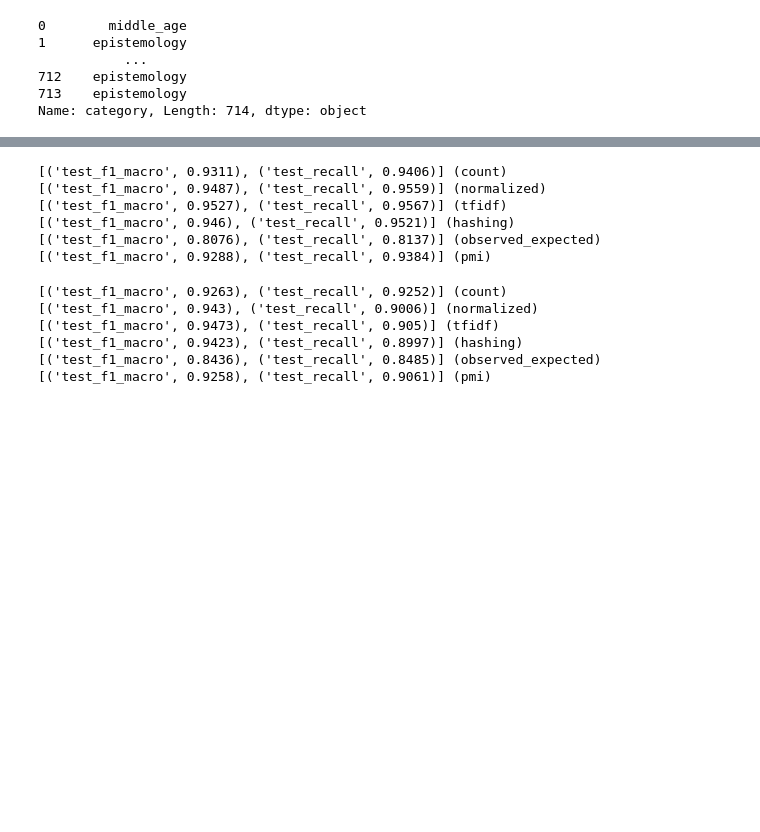
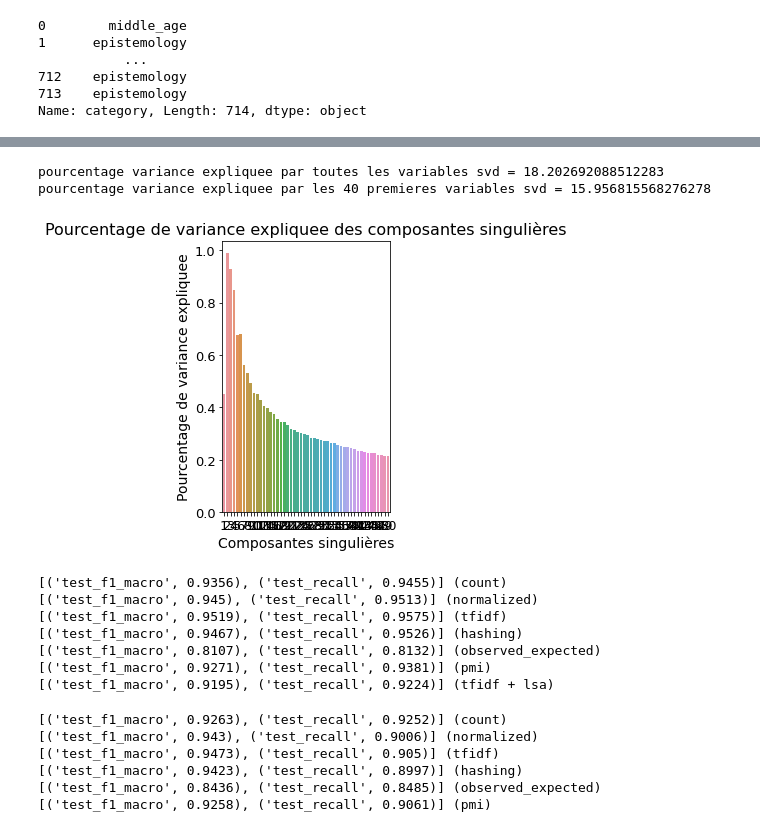
Before and after one commit to lolodino77/classification_texte_articles, a Jupyter notebook: sources/classification/test_transformations_matrice_count.ipynb, the cells around one changed output, grey strips where cells are left out. Drawn from its saved outputs; the diff is of its cells as text; code cells hidden in the pictures; blank space fills up the shorter version.

```diff
--- a/sources/classification/test_transformations_matrice_count.ipynb
+++ b/sources/classification/test_transformations_matrice_count.ipynb
@@ -225,3 +245,19 @@ Name: category, Length: 714, dtype: object
+# %%
+n_dim_chosen = 50
+df_explained_var = pd.DataFrame(list(zip(range(1, n_dim_chosen + 1), svd.explained_variance_ratio_[:n_dim_chosen] * 100)))
+print("pourcentage variance expliquee par toutes les variables svd =", sum(svd.explained_variance_ratio_ * 100))
+print("pourcentage variance expliquee par les 40 premieres variables svd =", sum(svd.explained_variance_ratio_[:40] * 100))
+sb.barplot(data=df_explained_var, x=0, y=1)
+plt.xlabel("Composantes singulières", size=14)
+plt.ylabel("Pourcentage de variance expliquee", size=14)
+plt.title("Pourcentage de variance expliquee des composantes singulières", size=16)
+plt.xticks(fontsize=13)
+plt.yticks(fontsize=13)
+plt.rcParams["figure.figsize"] = (3, 5)
+# %% [output]
+pourcentage variance expliquee par toutes les variables svd = 18.202692088512283
+pourcentage variance expliquee par les 40 premieres variables svd = 15.956815568276278
+[figure, added]
 # %%
 # Methode 1 : automatique (cross validation de sklearn)
 from warnings import simplefilter
@@ -247,17 +283,18 @@ X_test_count = count_vectorizer.transform(X_test)
 X_test_normalized = normalize(X_test_count, norm='l2', axis=1) #normalisation par ligne
 X_test_tfidf = tfidf_vectorizer.transform(X_test)
 X_test_hashing = hashing_vectorizer.transform(X_test)
+X_test_tfidf_svd = svd.transform(X_test_tfidf)
 X_test_observed_expected = vsm.observed_over_expected(X_test_count)
 X_test_pmi = vsm.pmi(X_test_count)
 
-transformations_names = ["count", "normalized", "tfidf", "hashing", "observed_expected", "pmi"]
+transformations_names = ["count", "normalized", "tfidf", "hashing", "observed_expected", "pmi", "tfidf + lsa"]
 matrices_train = [X_train_count, X_train_normalized, X_train_tfidf, X_train_hashing,
-                        X_train_observed_expected, X_train_pmi]
+                        X_train_observed_expected, X_train_pmi, X_train_tfidf_svd]
 matrices_test = [X_test_count, X_test_normalized, X_test_tfidf, X_test_hashing,
-                    X_test_observed_expected, X_test_pmi]
+                    X_test_observed_expected, X_test_pmi, X_test_tfidf_svd]
 
 scoring = ['f1_macro', 'recall']
-num_iter = 8
+num_iter = 5
 for i_matrix in range(len(transformations_names)):
     model = SGDClassifier()
     matrix_train = matrices_train[i_matrix]
@@ -269,12 +306,13 @@ for i_matrix in range(len(transformations_names)):
         cv_results[k] = round(np.mean(scores), 4) #on fait la moyenne de chaque score (rappel, precision, etc.) pour les k experiences
     print((str(list(cv_results.items())[2:])+" ({0})").format(matrix_name)) #2: pour ignorer les info inutiles
 # %% [output]
-[('test_f1_macro', 0.9311), ('test_recall', 0.9406)] (count)
-[('test_f1_macro', 0.9487), ('test_recall', 0.9559)] (normalized)
-[('test_f1_macro', 0.9527), ('test_recall', 0.9567)] (tfidf)
-[('test_f1_macro', 0.946), ('test_recall', 0.9521)] (hashing)
-[('test_f1_macro', 0.8076), ('test_recall', 0.8137)] (observed_expected)
-[('test_f1_macro', 0.9288), ('test_recall', 0.9384)] (pmi)
+[('test_f1_macro', 0.9356), ('test_recall', 0.9455)] (count)
+[('test_f1_macro', 0.945), ('test_recall', 0.9513)] (normalized)
+[('test_f1_macro', 0.9519), ('test_recall', 0.9575)] (tfidf)
+[('test_f1_macro', 0.9467), ('test_recall', 0.9526)] (hashing)
+[('test_f1_macro', 0.8107), ('test_recall', 0.8132)] (observed_expected)
+[('test_f1_macro', 0.9271), ('test_recall', 0.9381)] (pmi)
+[('test_f1_macro', 0.9195), ('test_recall', 0.9224)] (tfidf + lsa)
 # %%
 # Resultats et des tests
 # Pour datasets moyens (4000 exemples)
```
Also changed, not shown: parts of 3 cells of this notebook.
